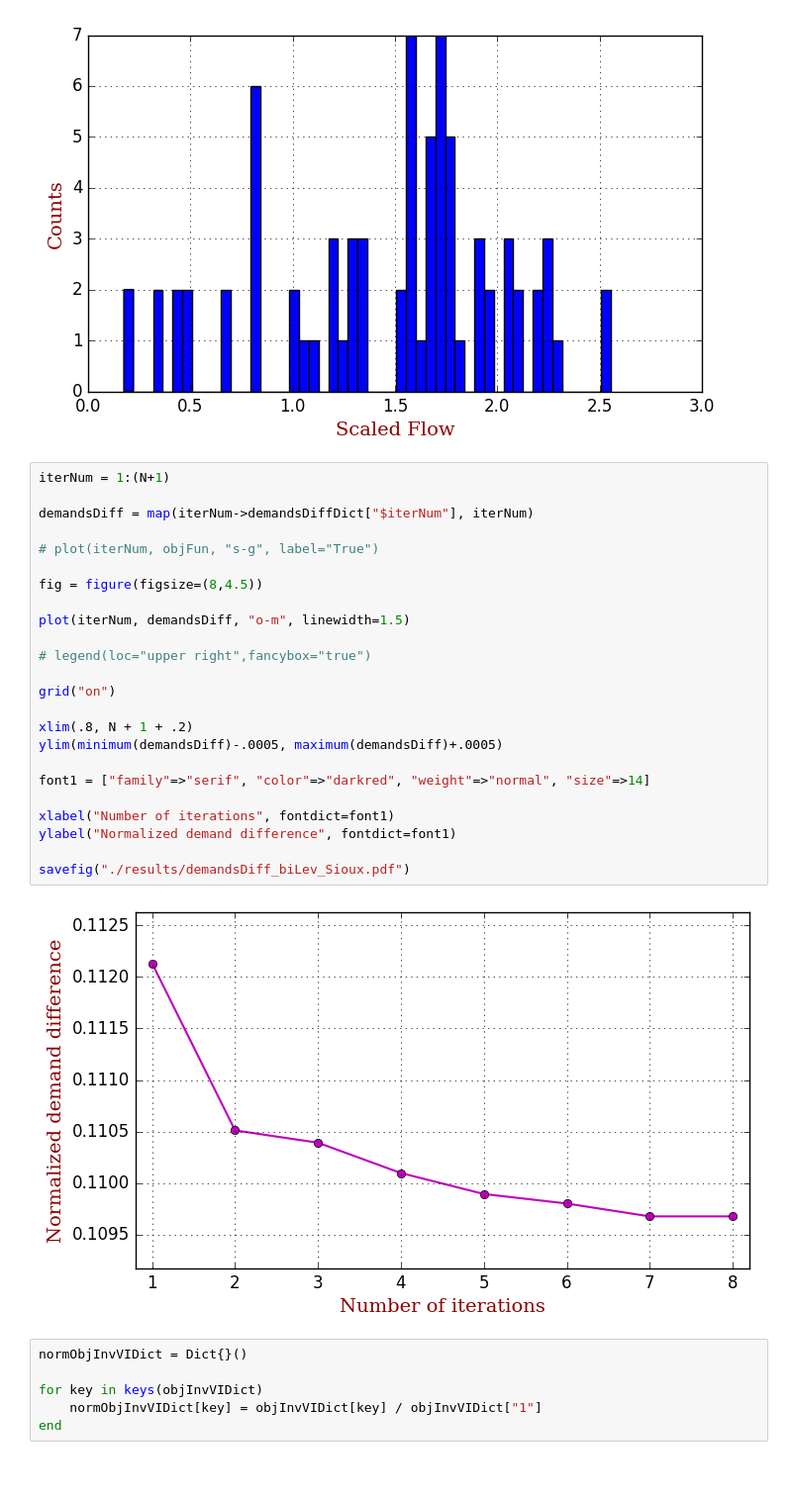
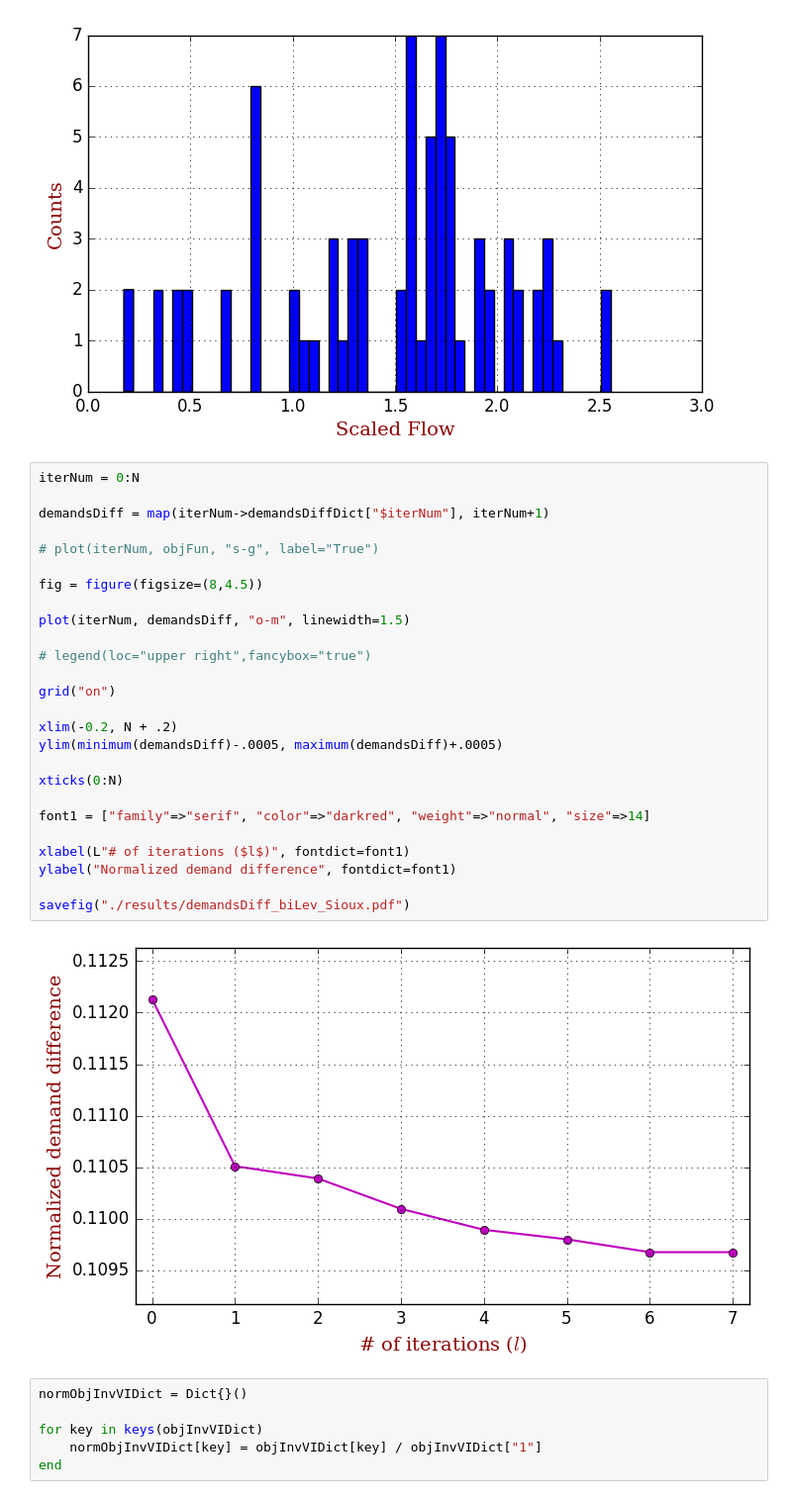
Before and after one commit to jingzbu/InverseVIsTraffic, a Jupyter notebook: 09_develop_new_OD_demand_estimator_Sioux_Dijkstra_uni_class_costf_known/05_refine_iteration_results.ipynb, the cells around one changed output. Shown: that part at 99% size. Saved outputs shown, nothing was run; the diff lists cells and outputs as text; blank space fills up the shorter version.

Commit message:
update plots for the adjust-only test

```diff
--- a/09_develop_new_OD_demand_estimator_Sioux_Dijkstra_uni_class_costf_known/05_refine_iteration_results.ipynb
+++ b/09_develop_new_OD_demand_estimator_Sioux_Dijkstra_uni_class_costf_known/05_refine_iteration_results.ipynb
@@ -68,31 +68,33 @@ savefig("./results/scaled_flow_histogram_Sioux.pdf")
 INFO: Loading help data...
 [figure]
 # %%
-iterNum = 1:(N+1)
+iterNum = 0:N
 
-demandsDiff = map(iterNum->demandsDiffDict["$iterNum"], iterNum)
+demandsDiff = map(iterNum->demandsDiffDict["$iterNum"], iterNum+1)
 
 # plot(iterNum, objFun, "s-g", label="True")
 
 fig = figure(figsize=(8,4.5))
 
 plot(iterNum, demandsDiff, "o-m", linewidth=1.5)
 
 # legend(loc="upper right",fancybox="true")
 
 grid("on")
 
-xlim(.8, N + 1 + .2)
+xlim(-0.2, N + .2)
 ylim(minimum(demandsDiff)-.0005, maximum(demandsDiff)+.0005)
+
+xticks(0:N)
 
 font1 = ["family"=>"serif", "color"=>"darkred", "weight"=>"normal", "size"=>14]
 
-xlabel("Number of iterations", fontdict=font1)
+xlabel(L"# of iterations ($l$)", fontdict=font1)
 ylabel("Normalized demand difference", fontdict=font1)
 
 savefig("./results/demandsDiff_biLev_Sioux.pdf")
 # %% [output]
-[figure, old version]
+[figure, new version]
 # %%
 normObjInvVIDict = Dict{}()
 
```
Also changed, not shown: parts of 1 cell of this notebook, 7 other files.
